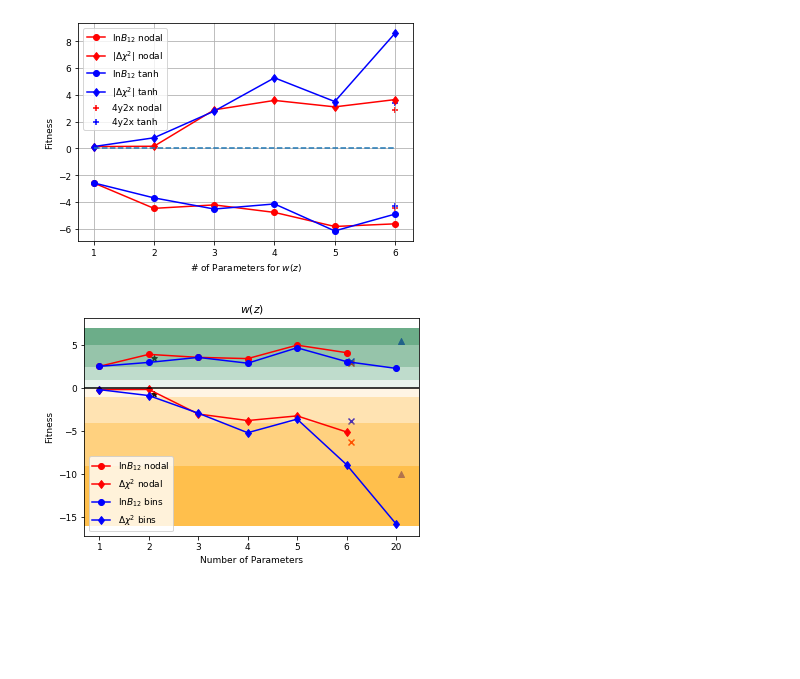
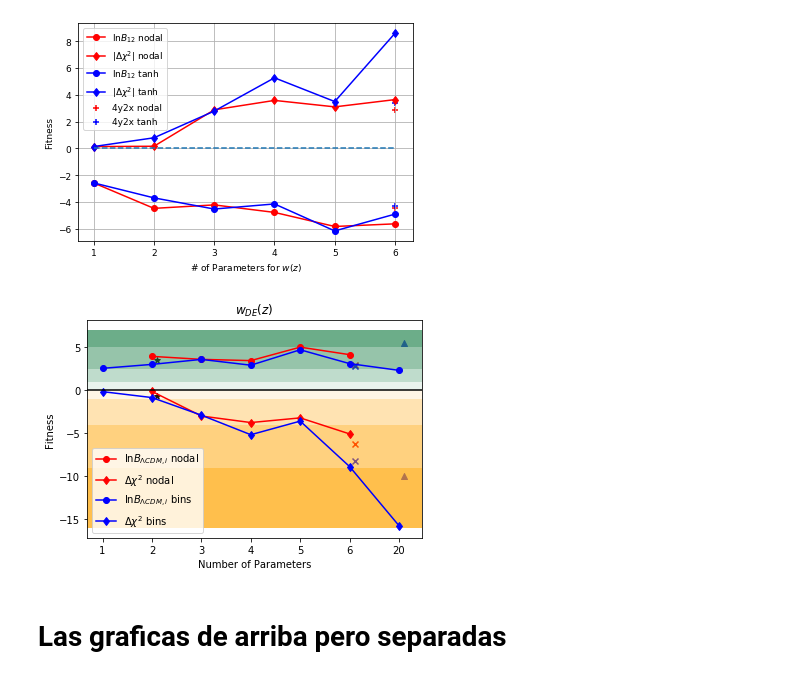
Before and after one commit to la-escamilla/codigos, a Jupyter notebook: Python3/fgivenx_full_pantheon.ipynb, the cells around one changed output. Saved outputs shown, nothing was run; the diff lists cells and outputs as text; code cells hidden in the pictures; blank space fills up the shorter version.

```diff
--- a/Python3/fgivenx_full_pantheon.ipynb
+++ b/Python3/fgivenx_full_pantheon.ipynb
@@ -2609,11 +2845,11 @@ import numpy as np
 lcdm = [530.791,525.378]
 
 foury2x_nodal = [533.804,522.266]
-foury2x_tanh  = [533.955,523.595]
+foury2x_tanh  = [533.658,521.365]
 cpl           = [534.335,525.037]
 tanh20_corr   = [536.315,520.390]
 
-nodal = {1:[533.359,525.306],
+nodal = {#1:[533.359,525.306],
          2:[534.752,525.318],
          3:[534.403,523.888],
          4:[534.258,523.508],
@@ -2676,35 +2912,38 @@ example = np.linspace(1,7.3,100)
 y3=np.zeros(len(example))
 
 #plt.legend([r'4y2x nodal',r'4y2x tanh'])
 
+plt.rc('font', size=10)
 plt.scatter(h_cpl,m1_cpl,marker='*',c='k')
 plt.plot(x,y1,marker='o',c='r')
 plt.plot(x,y2,marker='d',c='r')
 plt.scatter(h,m1,marker='x',c='r')
 plt.plot(l,k1,marker='o',c='b')
 plt.plot(l,k2,marker='d',c='b')
 plt.scatter(h,m2,marker='x',c='b')
 plt.scatter(h_corr,m1_corr,marker='^',c='b')
 #ticks = np.arange(4, 16, 1)
-plt.rc('font', size=9)
+plt.rc('font', size=10)
 plt.xticks(ticks=l,labels=['1','2','3','4','5','6','20'])
 plt.xlabel(r'Number of Parameters')
 plt.ylabel('Fitness')
 #plt.legend([r'$\ln{B_{12}}$ nodal',r'$\Delta \chi^2$ nodal',
 #            r'$\ln{B_{12}}$ tanh',r'$\Delta \chi^2$ tanh',r'4y2x nodal',r'4y2x tanh']
 #            )
 plt.axhline(y=0., color='k', linestyle='-')
 #plt.plot(example,y3-1,linestyle='--',c='k')
 #plt.plot(example,y3-4,linestyle='--',c='k')
 #plt.plot(example,y3-9,linestyle='--',c='k')
 #plt.plot(example,y3+5,linestyle=':',c='k')
 #plt.plot(example,y3+1,linestyle=':',c='k')
 #plt.plot(example,y3+2.5,linestyle=':',c='k')
-plt.title(label=r'$w (z)$')
-plt.legend([r'$\ln{B_{12}}$ nodal',r'$\Delta \chi^2$ nodal',
-            r'$\ln{B_{12}}$ bins',r'$\Delta \chi^2$ bins'])
+plt.title(label=r'$w_{DE}(z)$')
+plt.legend([r'$\ln B_{\Lambda CDM,i}$ nodal',r'$\Delta \chi^2$ nodal',
+            r'$\ln B_{\Lambda CDM,i}$ bins',r'$\Delta \chi^2$ bins'])
 
 #plt.savefig('figs_full_panth/graph_fitness_full_panth_eos_reduced_prior.pdf')
 plt.savefig('figs_full_panth/graph_fitness_full_panth_eos_reduced_prior_semaforo.pdf')
 # %% [output]
-[figure, old version]
+[figure, new version]
+# %% [markdown]
+# Las graficas de arriba pero separadas
```
Also changed, not shown: parts of 30 cells of this notebook, 2 other files.
